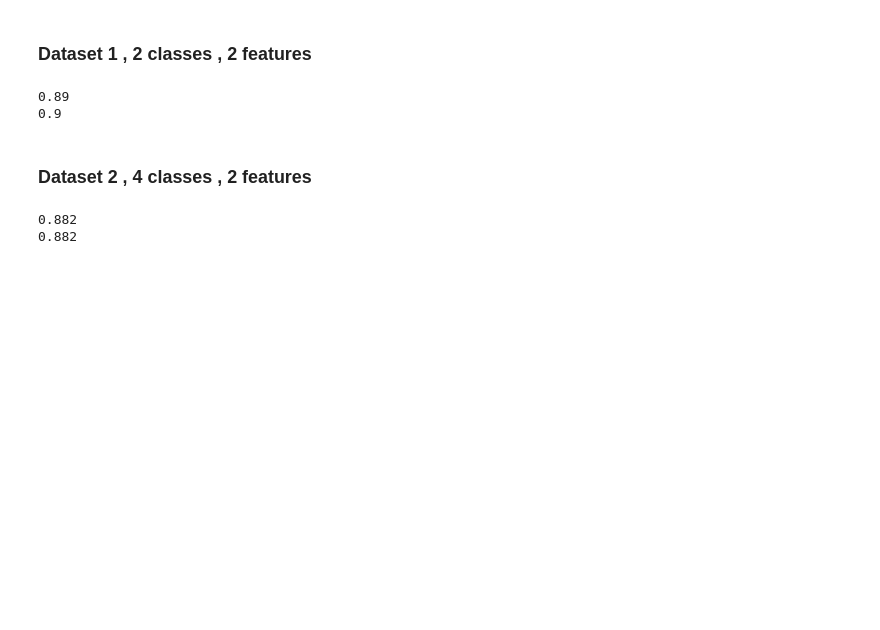
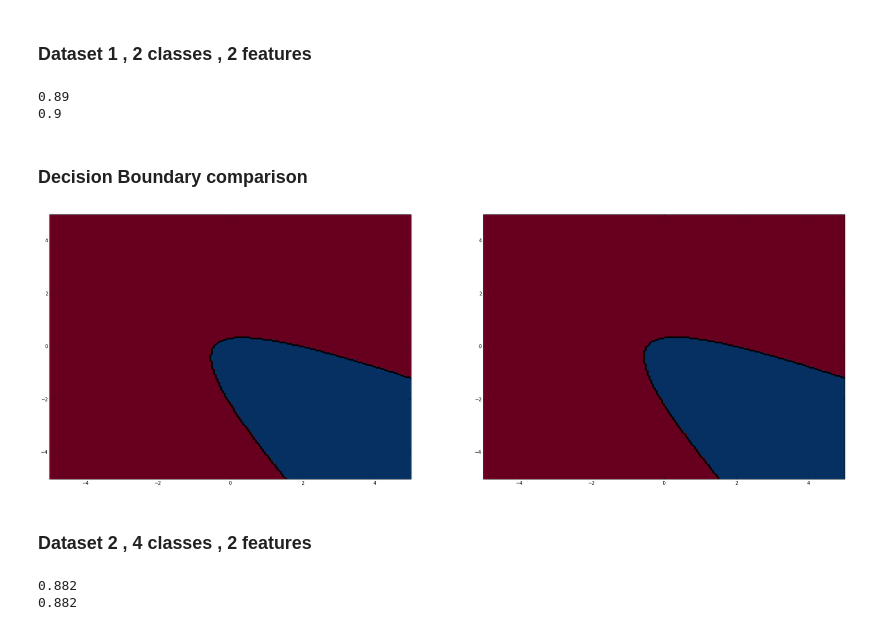
Before and after one commit to Hephaestus12/shogun_notebooks, a Jupyter notebook: Classifiers.ipynb, the cells around one changed output. Cells and saved outputs as stored; diff of their text form; code cells hidden in the pictures; blank space fills up the shorter version.

Commit message:
add more plots

```diff
--- a/Classifiers.ipynb
+++ b/Classifiers.ipynb
@@ -342,6 +342,16 @@ print np.sum(labels1_test == sklearn_qda1.predict(feats1_test))/100.0
 # %% [output]
 0.89
 0.9
+# %% [markdown]
+### Decision Boundary comparison
+# %%
+plt.figure(figsize=(30,10))
+plt.subplot(121)
+plot_model_sk(plt,sklearn_qda1,feats1_train,labels1_train)
+plt.subplot(122)
+plot_model(plt,shogun_qda1,shogun_feats1_train.get_feature_matrix(),labels1_train,fading=False)
+# %% [output]
+[figure, added]
 # %% [markdown]
 ### Dataset 2 , 4 classes , 2 features
 # %%
```
Also changed, not shown: parts of 7 cells of this notebook.
